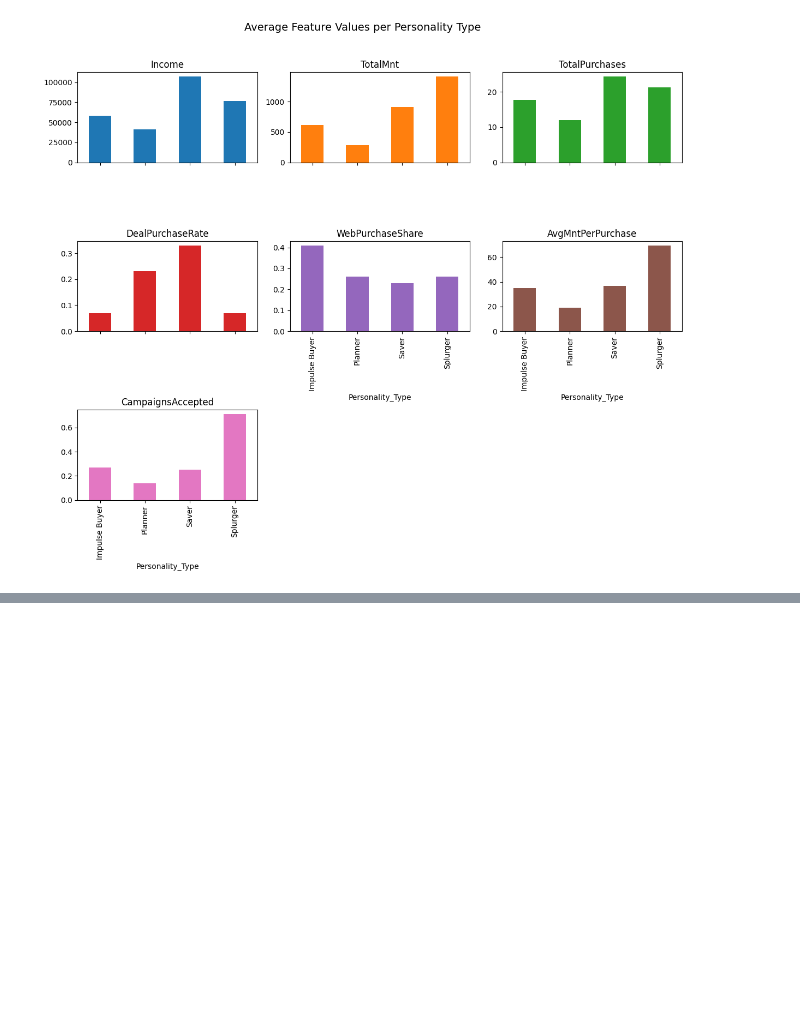
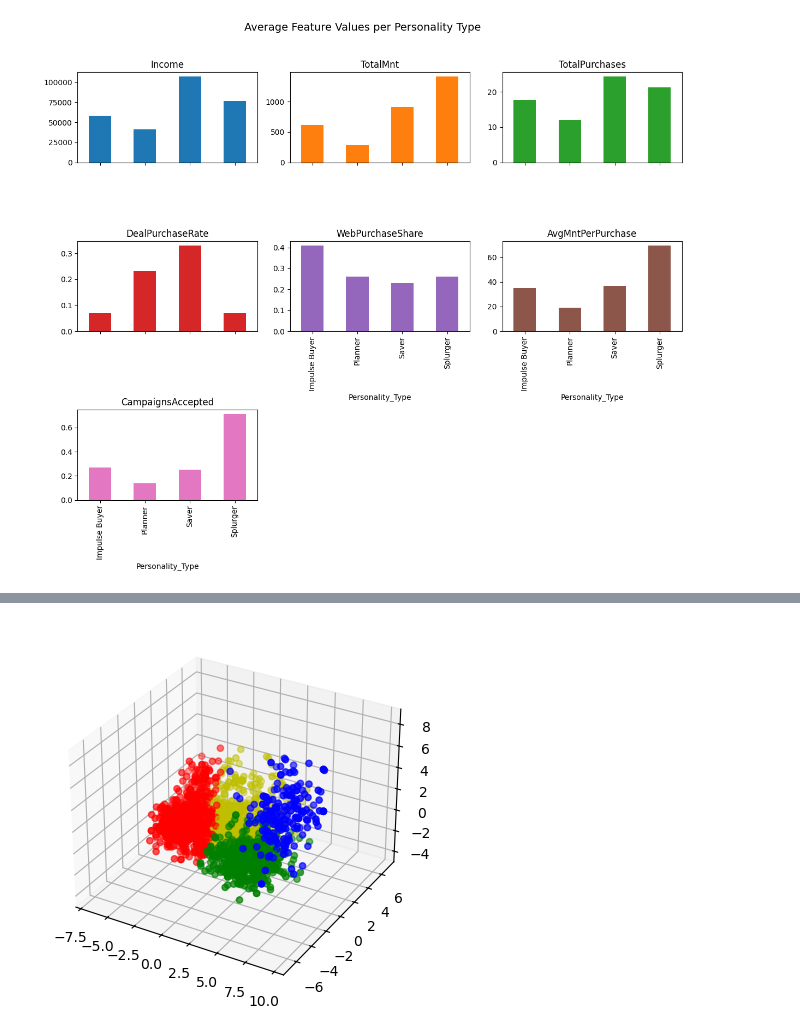
Before and after one commit to hamedtaeb/Smart-Budget-Planner, a Jupyter notebook: project.ipynb, the cells around one changed output, grey strips where cells are left out. Saved outputs shown, nothing was run; the diff lists cells and outputs as text; code cells hidden in the pictures; blank space fills up the shorter version.

```diff
--- a/project.ipynb
+++ b/project.ipynb
@@ -599,0 +757,20 @@ plt.show()
+# %%
+pca = PCA(n_components=3, random_state=state)
+df_pca = pca.fit_transform(df_scaled)
+df_pca = pd.DataFrame(df_pca, columns=["pc_1", "pc_2", "pc_3"])
+
+kmeans_pca = KMeans(n_clusters=4)
+
+pca_pred = kmeans_pca.fit_predict(df_pca)
+# pca_pred = pd.DataFrame(pca_pred, columns=df_pca.columns)
+
+fig = plt.figure()
+ax = fig.add_subplot(111, projection='3d')
+colors = ['r','g','b','y']
+cluster_colors = [colors[label] for label in pca_pred]
+axes3d.Axes3D.scatter(xs=df_pca["pc_1"], ys=df_pca["pc_2"], zs=df_pca["pc_3"], ax=ax, c=cluster_colors)
+
+# plt.scatter(cluster_centers[:,0], cluster_centers[:,1], label="Cluster Centroids", marker='*', s=300, c='r')
+plt.show()
+# %% [output]
+[figure, added]
```
Also changed, not shown: parts of 13 cells of this notebook.
